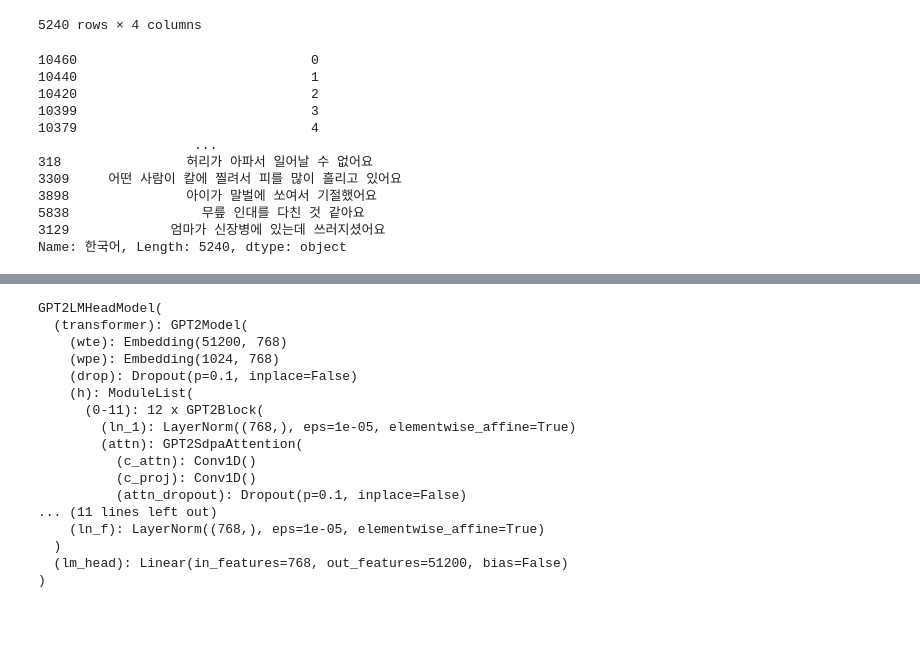
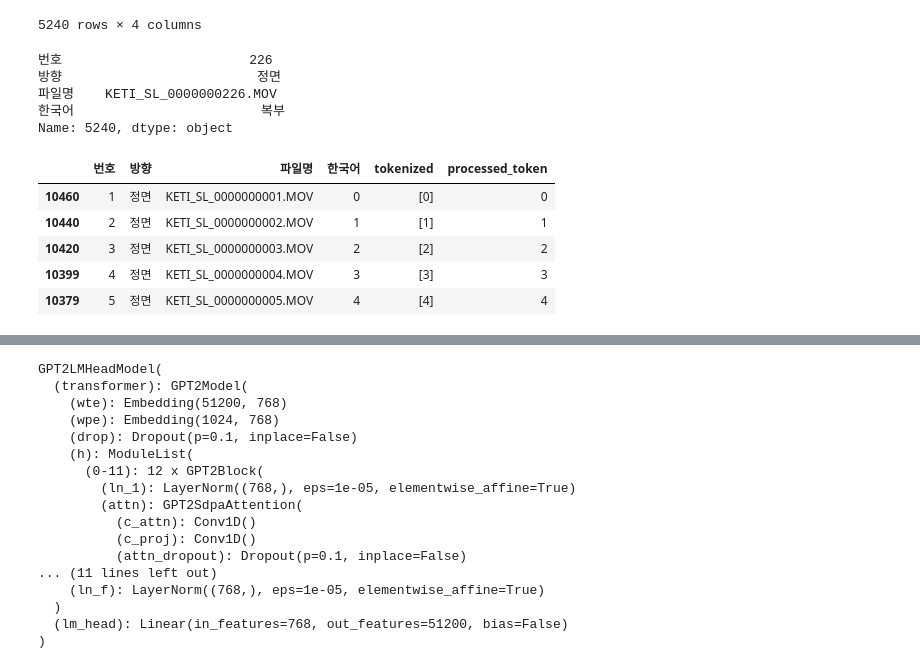
Before and after one commit to Tharm-project/tharm_ai, a Jupyter notebook: train.ipynb, the cells around one changed output, grey strips where cells are left out. Cells and saved outputs as stored; diff of their text form; code cells hidden in the pictures; blank space fills up the shorter version.

```diff
--- a/train.ipynb
+++ b/train.ipynb
@@ -56,6 +57,14 @@ metadata
 | 5838 | 10374 | 정면 | KETI_SL_0000010374.MOV | 무릎 인대를 다친 것 같아요 |
 | 3129 | 10375 | 정면 | KETI_SL_0000010375.MOV | 엄마가 신장병에 있는데 쓰러지셨어요 |
 5240 rows × 4 columns
+# %%
+metadata.loc[5240]
+# %% [output]
+번호                        226
+방향                         정면
+파일명    KETI_SL_0000000226.MOV
+한국어                        복부
+Name: 5240, dtype: object
 # %%
 def remove_josa(tokens):
     josa_pattern = r'이|가|은|는|을|를|에|의|와|과'     # 필터링 대상 조사
@@ -69,16 +78,15 @@ def kor2word_okt(string):
     return process_tokens
+# %%
+okt = Okt()
+# %%
+metadata['tokenized'] = metadata['한국어'].apply(lambda x: okt.morphs(str(x)) if isinstance(x, str) else okt.morphs(str(x)))
+metadata['processed_token'] = metadata['tokenized'].apply(lambda x: ', '.join(x))
 # %%
-metadata['한국어']
+metadata.head()
 # %% [output]
-10460                              0
-10440                              1
-10420                              2
-10399                              3
-10379                              4
-                    ...
-318                허리가 아파서 일어날 수 없어요
-3309     어떤 사람이 칼에 찔려서 피를 많이 흘리고 있어요
-3898               아이가 말벌에 쏘여서 기절했어요
-5838                 무릎 인대를 다친 것 같아요
-3129             엄마가 신장병에 있는데 쓰러지셨어요
-Name: 한국어, Length: 5240, dtype: object
+|  | 번호 | 방향 | 파일명 | 한국어 | tokenized | processed_token |
+| 10460 | 1 | 정면 | KETI_SL_0000000001.MOV | 0 | [0] | 0 |
+| 10440 | 2 | 정면 | KETI_SL_0000000002.MOV | 1 | [1] | 1 |
+| 10420 | 3 | 정면 | KETI_SL_0000000003.MOV | 2 | [2] | 2 |
+| 10399 | 4 | 정면 | KETI_SL_0000000004.MOV | 3 | [3] | 3 |
+| 10379 | 5 | 정면 | KETI_SL_0000000005.MOV | 4 | [4] | 4 |
```
Also changed, not shown: parts of 23 cells of this notebook.
